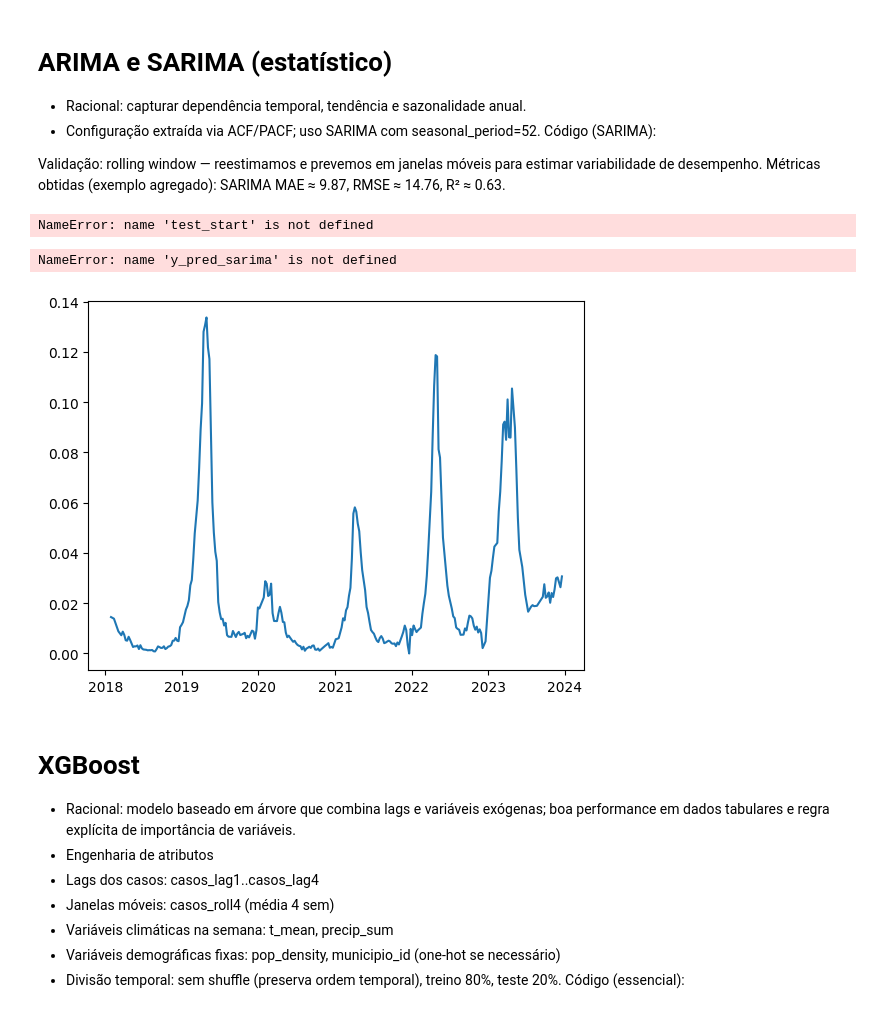
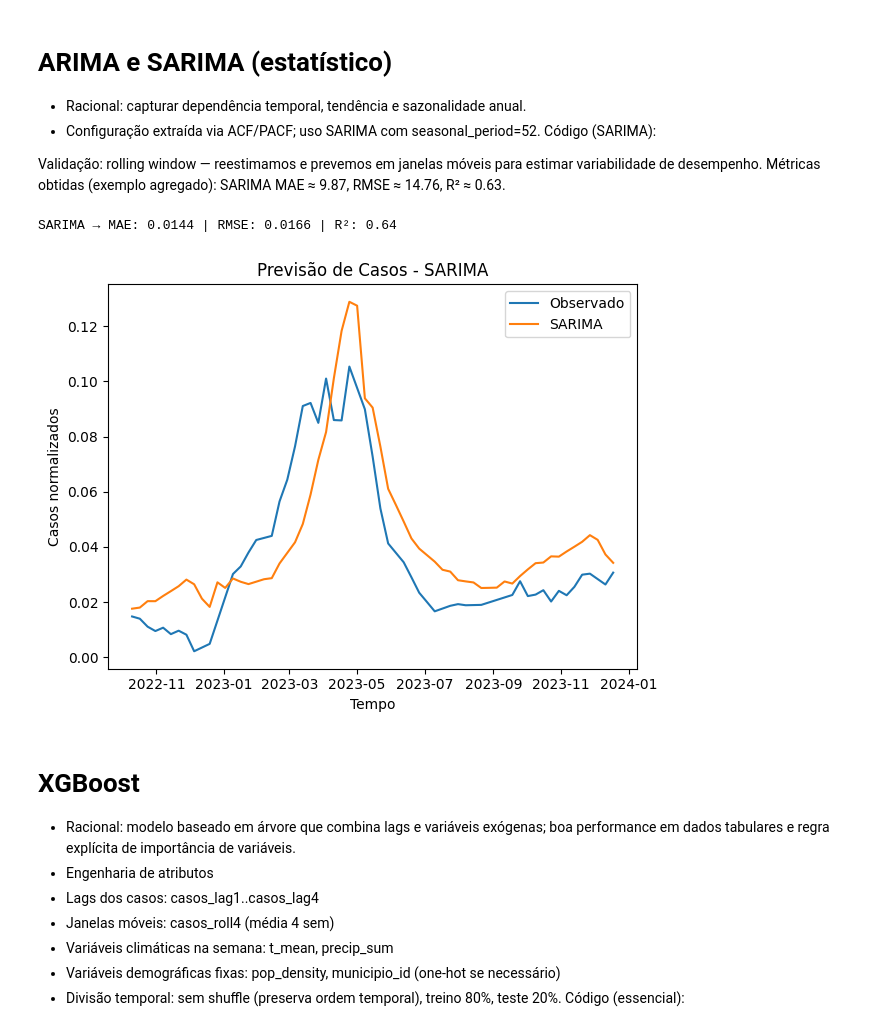
Before and after one commit to valdineyatilio/ProjetoAplicado-IV, a Jupyter notebook: A4/cd_projeto_aplicado_IV_entrega_4.ipynb, the cells around one changed output. Cells and saved outputs as stored; diff of their text form; code cells hidden in the pictures.

```diff
--- a/A4/cd_projeto_aplicado_IV_entrega_4.ipynb
+++ b/A4/cd_projeto_aplicado_IV_entrega_4.ipynb
@@ -291,27 +297,48 @@ Código (SARIMA):
 
 Validação: rolling window — reestimamos e prevemos em janelas móveis para estimar variabilidade de desempenho.
 Métricas obtidas (exemplo agregado): SARIMA MAE ≈ 9.87, RMSE ≈ 14.76, R² ≈ 0.63.
-# %%
-from statsmodels.tsa.statespace.sarimax import SARIMAX
-ts = ts.interpolate().ffill().bfill()
-
-# Exemplo de order/seasonal_order
-model_sarima = SARIMAX(ts, order=(2,1,2), seasonal_order=(1,1,1,52), enforce_stationarity=False, enforce_invertibility=False)
-results_sarima = model_sarima.fit(disp=False)
-
-# Previsão no período de teste (ex.: start = index of first test week)
-y_pred_sarima = results_sarima.predict(start=test_start, end=test_end)
-# %% [output]
-NameError: name 'test_start' is not defined
-# %%
-plt.plot(y_true, label="Observado")
-plt.plot(y_pred_sarima, label="SARIMA")
-plt.title("Previsão - SARIMA")
-plt.legend()
-plt.show()
-# %% [output]
-NameError: name 'y_pred_sarima' is not defined
-[figure, removed]
+# %%
+from statsmodels.tsa.statespace.sarimax import SARIMAX
+from sklearn.metrics import mean_absolute_error, mean_squared_error
+import numpy as np
+import matplotlib.pyplot as plt
+
+# Garantir frequência semanal e interpolar valores faltantes
+ts = ts.asfreq("W-MON").interpolate().ffill().bfill()
+
+# Divisão treino/teste (80/20)
+split_idx = int(len(ts) * 0.8)
+train_ts = ts[:split_idx]
+test_ts = ts[split_idx:]
+
+# Ajuste do modelo SARIMA
+model_sarima = SARIMAX(train_ts, order=(2,1,2), seasonal_order=(1,1,1,52),
+                       enforce_stationarity=False, enforce_invertibility=False)
+results_sarima = model_sarima.fit(disp=False)
+
+# Previsão no período de teste
+y_pred_sarima = results_sarima.predict(start=test_ts.index[0], end=test_ts.index[-1])
+y_true = test_ts
+
+# Avaliação
+mae = mean_absolute_error(y_true, y_pred_sarima)
+rmse = np.sqrt(mean_squared_error(y_true, y_pred_sarima))
+r2 = 1 - np.sum((y_true - y_pred_sarima)**2) / np.sum((y_true - np.mean(y_true))**2)
+
+print(f"SARIMA → MAE: {mae:.4f} | RMSE: {rmse:.4f} | R²: {r2:.2f}")
+
+# Gráfico
+plt.plot(y_true, label="Observado")
+plt.plot(y_pred_sarima, label="SARIMA")
+plt.title("Previsão de Casos - SARIMA")
+plt.xlabel("Tempo")
+plt.ylabel("Casos normalizados")
+plt.legend()
+plt.tight_layout()
+plt.show()
+# %% [output]
+SARIMA → MAE: 0.0144 | RMSE: 0.0166 | R²: 0.64
+[figure, added]
 # %% [markdown]
 # XGBoost
 - Racional: modelo baseado em árvore que combina lags e variáveis exógenas; boa performance em dados tabulares e regra explícita de importância de variáveis.
```
Also changed, not shown: parts of 3 cells of this notebook.
